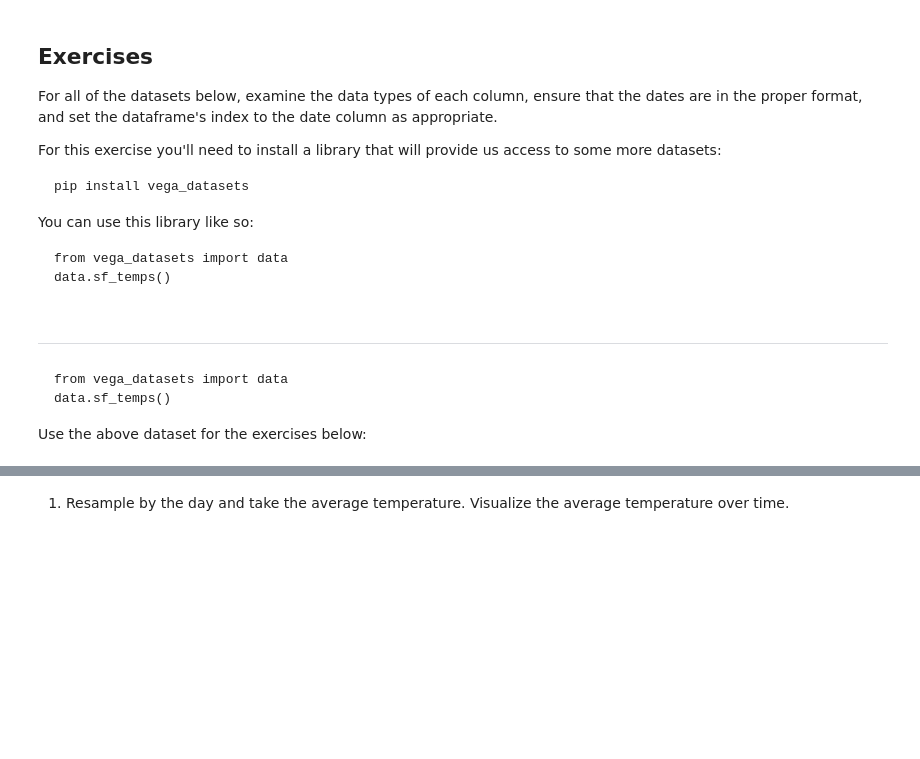
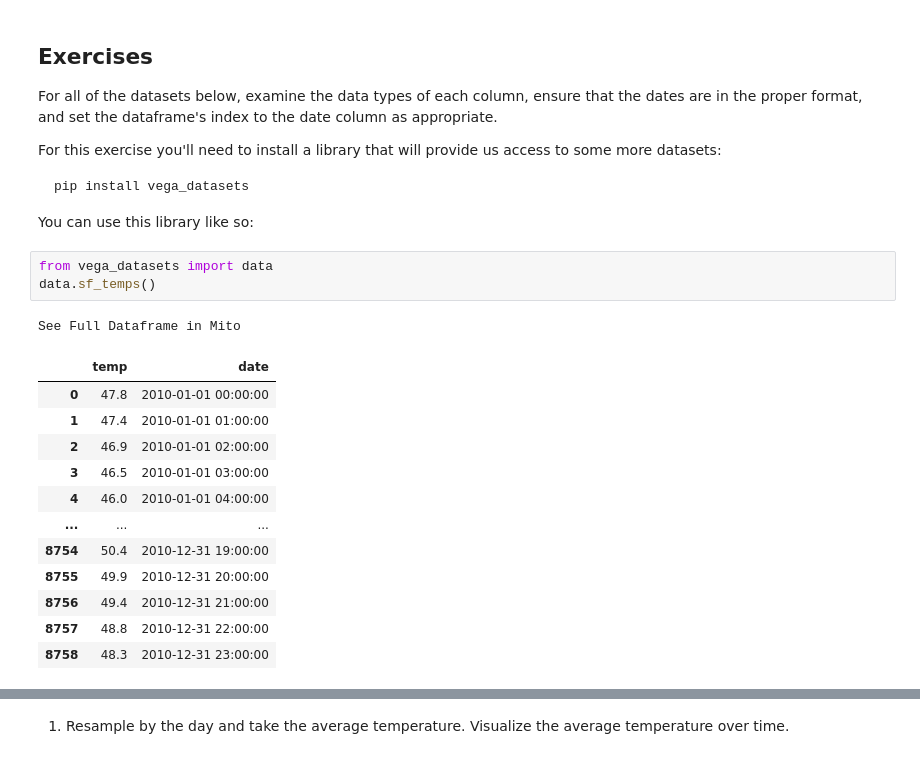
Before and after one commit to Jared-Godar/time-series-exercises, a Jupyter notebook: time_series_exercises.ipynb, the cells around one changed output, grey strips where cells are left out. Saved outputs shown, nothing was run; the diff lists cells and outputs as text; blank space fills up the shorter version.

Commit message:
Update exercises

```diff
--- a/time_series_exercises.ipynb
+++ b/time_series_exercises.ipynb
@@ -9,14 +9,20 @@ to some more datasets:</p>
 </pre></div>
 
 <p>You can use this library like so:</p>
-<div class="highlight"><pre><span></span><span class="kn">from</span> <span class="nn">vega_datasets</span> <span class="kn">import</span> <span class="n">data</span>
-<span class="n">data</span><span class="o">.</span><span class="n">sf_temps</span><span class="p">()</span>
-</pre></div>
-# %% [markdown]
-
-<hr />
-<div class="highlight"><pre><span></span><span class="kn">from</span> <span class="nn">vega_datasets</span> <span class="kn">import</span> <span class="n">data</span>
-<span class="n">data</span><span class="o">.</span><span class="n">sf_temps</span><span class="p">()</span>
-</pre></div>
-
-<p>Use the above dataset for the exercises below:</p>
+# %%
+from vega_datasets import data
+data.sf_temps()
+# %% [output]
+See Full Dataframe in Mito
+|  | temp | date |
+| 0 | 47.8 | 2010-01-01 00:00:00 |
+| 1 | 47.4 | 2010-01-01 01:00:00 |
+| 2 | 46.9 | 2010-01-01 02:00:00 |
+| 3 | 46.5 | 2010-01-01 03:00:00 |
+| 4 | 46.0 | 2010-01-01 04:00:00 |
+| ... | ... | ... |
+| 8754 | 50.4 | 2010-12-31 19:00:00 |
+| 8755 | 49.9 | 2010-12-31 20:00:00 |
+| 8756 | 49.4 | 2010-12-31 21:00:00 |
+| 8757 | 48.8 | 2010-12-31 22:00:00 |
+| 8758 | 48.3 | 2010-12-31 23:00:00 |
```
Also changed, not shown: parts of 22 cells of this notebook.
